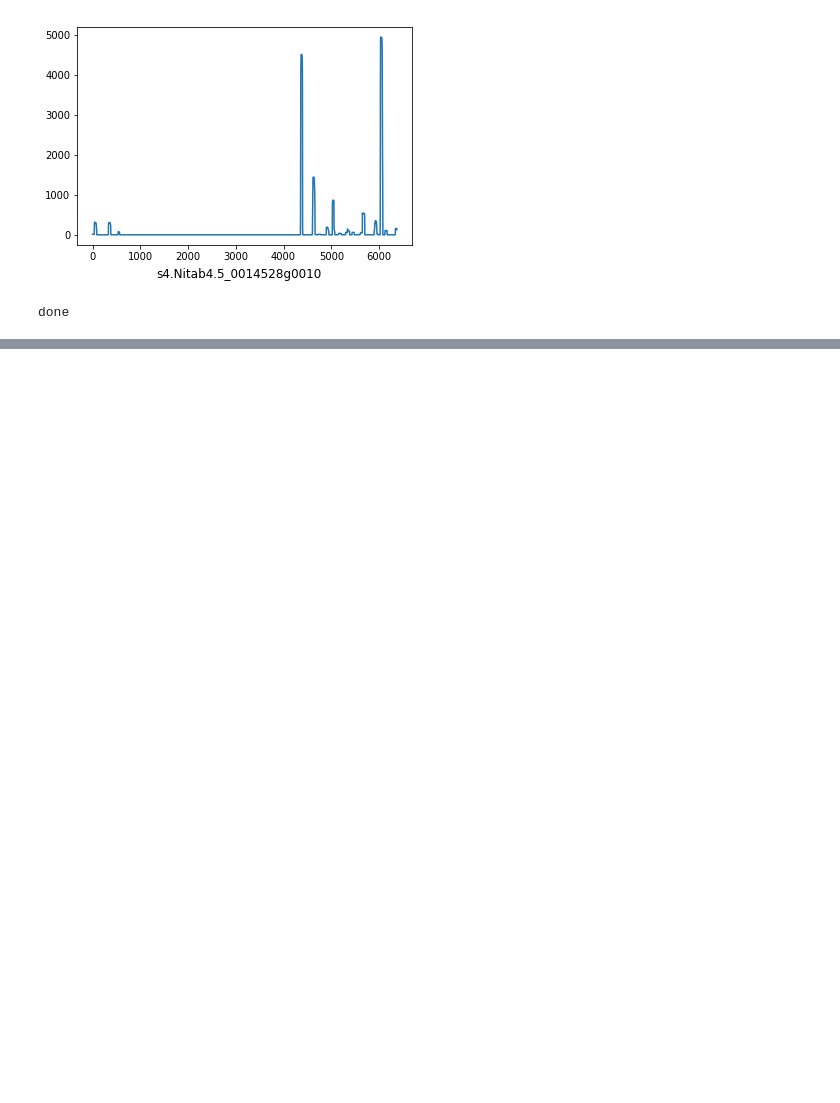
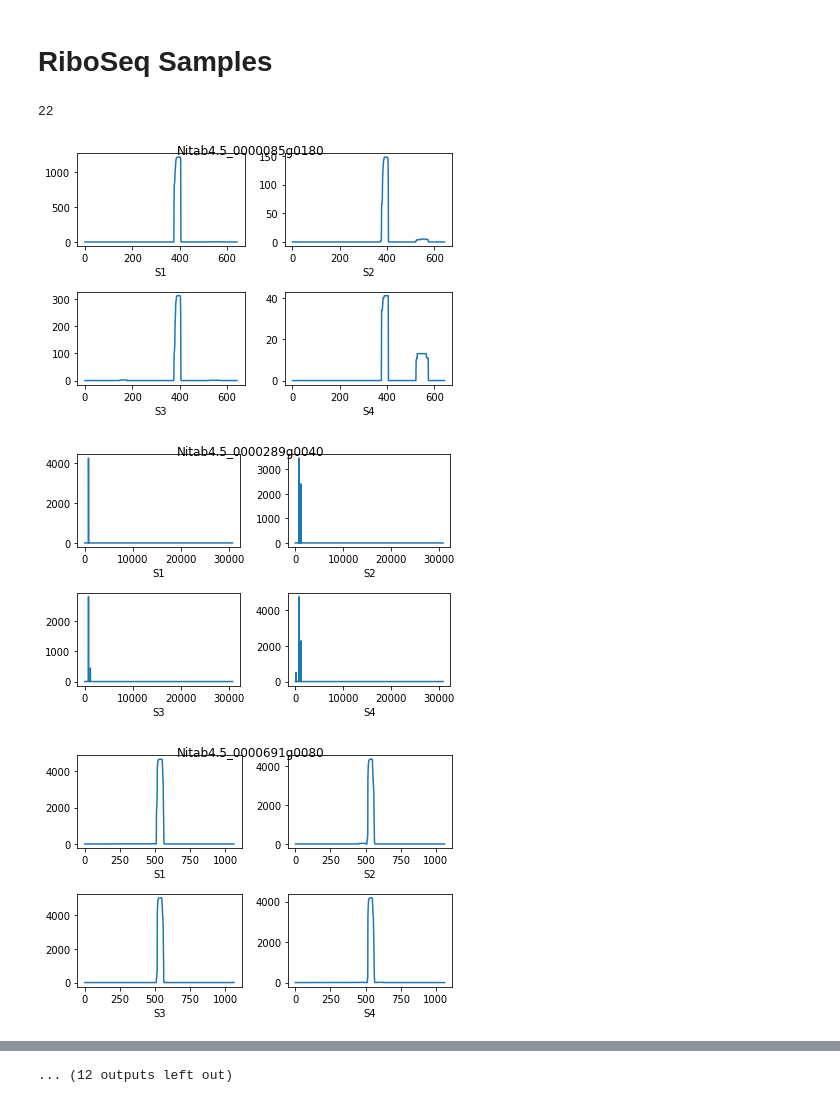
Before and after one commit to SherineAwad/DeconvolutionNotebooks, a Jupyter notebook: baseplot.ipynb, the cells around one changed output, grey strips where cells are left out. Saved outputs shown, nothing was run; the diff lists cells and outputs as text; code cells hidden in the pictures; blank space fills up the shorter version.

```diff
--- a/baseplot.ipynb
+++ b/baseplot.ipynb
@@ -827,15 +8,60 @@ done
-# %%
-tr=[]
-name ="s4.Nitab4.5_0014528g0010"
-for line in open(name):
-        x = line.rstrip().split('\t')
-        tr.append(int(x[11]) )
-plt.plot(tr)
-plt.figtext(0.5, 0.01, name, wrap=True, horizontalalignment='center', fontsize=12)
-plt.savefig(name+".png")
-plt.show()
-
-print('done')
-# %% [output]
-[figure, removed]
-done
+# %% [markdown]
+# RiboSeq Samples
+# %%
+import matplotlib.pyplot as plt
+import numpy as np
+
+genes = []
+for line in open('genes.uniq'):
+        x = line.rstrip()
+        if x not in genes:
+                genes.append(x)
+print (len(genes))
+for gene in genes:
+    tr=[]
+    name = "s1."+gene
+    for line in open(name):
+            x = line.rstrip().split('\t')
+            tr.append(int(x[11]) )
+    plt.subplot(2, 2, 1)
+    plt.xlabel("S1")
+    plt.plot(tr)
+
+
+    tr=[]
+    name = "s2."+gene
+    for line in open(name):
+            x = line.rstrip().split('\t')
+            tr.append(int(x[11]) )
+    plt.subplot(2, 2, 2)
+    plt.xlabel("S2")
+    plt.plot(tr)
+
+    tr=[]
+    name ="s3."+gene
+    for line in open(name):
+            x = line.rstrip().split('\t')
+            tr.append(int(x[11]) )
+    plt.subplot(2, 2, 3)
+    plt.xlabel("S3")
+    plt.plot(tr)
+
+    tr=[]
+    name ="s4."+gene
+    for line in open(name):
+            x = line.rstrip().split('\t')
+            tr.append(int(x[11]) )
+    plt.subplot(2, 2, 4)
+    plt.xlabel("S4")
+    plt.plot(tr)
+
+    plt.tight_layout()
+    plt.suptitle(gene)
+    plt.savefig(gene+".png")
+    plt.show()
+print('Done')
+# %% [output]
+22
+[figure, added]
+[figure, added]
+[figure, added]
@@ -841,0 +76 @@ done
+... (12 outputs left out)
```
Also changed, not shown: parts of 60 cells of this notebook.
